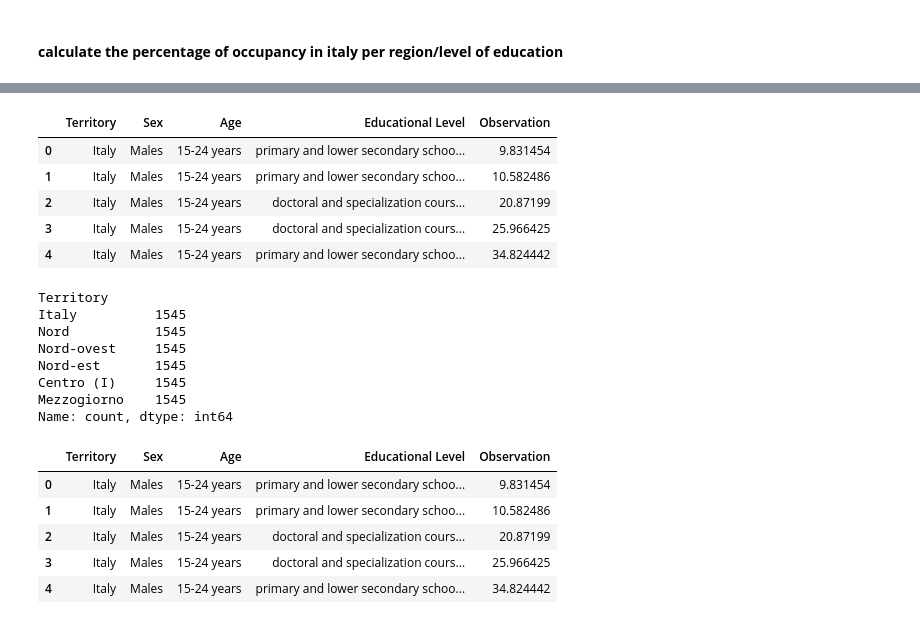
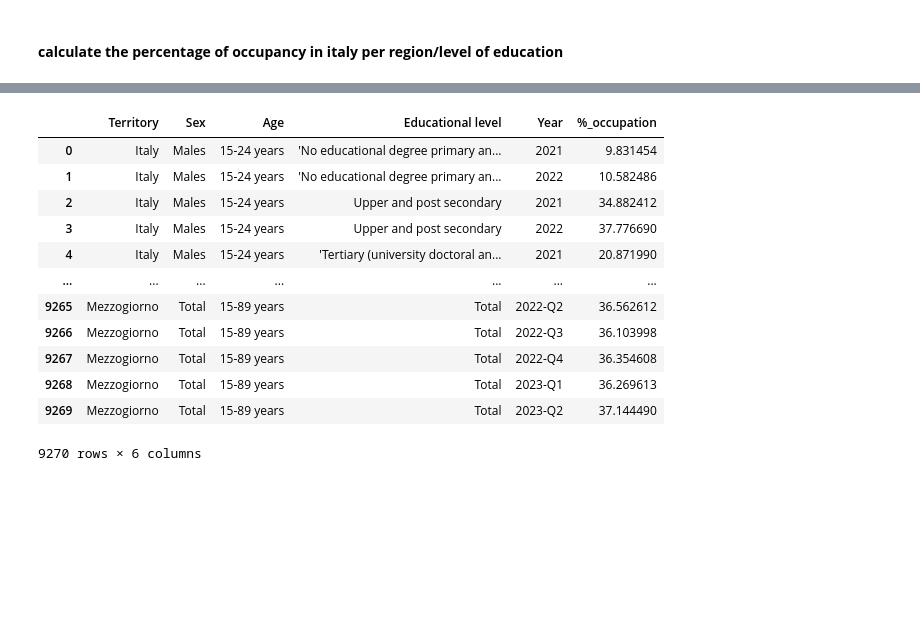
Before and after one commit to Cecilia8989/PfDA_Assignement, a Jupyter notebook: PfDA_Project_1.ipynb, the cells around one changed output, grey strips where cells are left out. Drawn from its saved outputs; the diff is of its cells as text; code cells hidden in the pictures; blank space fills up the shorter version.

```diff
--- a/PfDA_Project_1.ipynb
+++ b/PfDA_Project_1.ipynb
@@ -541,5 +543,5 @@ violence_against_women
 # %%
 # import the dataset - Occupancy data set
 
-Occypancy_rate = pd.read_csv('DataSet/Occupancy data.csv')
+occupancy_rate = pd.read_csv('DataSet/Occupancy data.csv')
 # %%
@@ -570,49 +571,34 @@ Occypancy_rate
 # %%
 # List of columns to be removed from the DataFrame
 columns_to_be_removed = ['FREQ', 'Frequency', 'REF_AREA', 'DATA_TYPE', 'Indicator',
-       'SEX', 'AGE', 'EDU_LEV_HIGHEST',
-       'Highest level of education attained',
-       'Time (TIME_PERIOD)', 'OBS_STATUS', 'Observation status']
+       'SEX', 'AGE', 'EDU_LEV_HIGHEST', 'OBS_STATUS', 'Observation status']
 
 # Remove the specified columns from the 'Instruction_level_italy' DataFrame
-Occypancy_rate = Occypancy_rate.drop(columns=columns_to_be_removed)
+occupancy_rate = occupancy_rate.drop(columns=columns_to_be_removed)
 
 # Renaming columns in a Pandas DataFrame
-Occypancy_rate.rename(
+occupancy_rate.rename(
     columns={"Time (TIME_PERIOD)": "Year",
             "Age (DESC)": 'Age',
-            "Unnamed: 12":"Educational Level",
-            'Sex (DESC)': 'Sex'
+            "Highest level of education attained":"Educational level",
+            'Sex (DESC)': 'Sex',
+            'Observation' : '%_occupation'
             },
     inplace=True
 )
+
+occupancy_rate
+# %% [output]
+|  | Territory | Sex | Age | Educational level | Year | %_occupation |
+| 0 | Italy | Males | 15-24 years | 'No educational degree primary an... | 2021 | 9.831454 |
+| 1 | Italy | Males | 15-24 years | 'No educational degree primary an... | 2022 | 10.582486 |
+| 2 | Italy | Males | 15-24 years | Upper and post secondary | 2021 | 34.882412 |
+| 3 | Italy | Males | 15-24 years | Upper and post secondary | 2022 | 37.776690 |
+| 4 | Italy | Males | 15-24 years | 'Tertiary (university doctoral an... | 2021 | 20.871990 |
+| ... | ... | ... | ... | ... | ... | ... |
+| 9265 | Mezzogiorno | Total | 15-89 years | Total | 2022-Q2 | 36.562612 |
+| 9266 | Mezzogiorno | Total | 15-89 years | Total | 2022-Q3 | 36.103998 |
+| 9267 | Mezzogiorno | Total | 15-89 years | Total | 2022-Q4 | 36.354608 |
+| 9268 | Mezzogiorno | Total | 15-89 years | Total | 2023-Q1 | 36.269613 |
+| 9269 | Mezzogiorno | Total | 15-89 years | Total | 2023-Q2 | 37.144490 |
+9270 rows × 6 columns
-# %%
-Occypancy_rate.head()
-# %% [output]
-|  | Territory | Sex | Age | Educational Level | Observation |
-| 0 | Italy | Males | 15-24 years | primary and lower secondary schoo... | 9.831454 |
-| 1 | Italy | Males | 15-24 years | primary and lower secondary schoo... | 10.582486 |
-| 2 | Italy | Males | 15-24 years | doctoral and specialization cours... | 20.87199 |
-| 3 | Italy | Males | 15-24 years | doctoral and specialization cours... | 25.966425 |
-| 4 | Italy | Males | 15-24 years | primary and lower secondary schoo... | 34.824442 |
-# %%
-print(Occypancy_rate['Territory'].value_counts())
-
-
-
-Occypancy_rate.head()
-# %% [output]
-Territory
-Italy          1545
-Nord           1545
-Nord-ovest     1545
-Nord-est       1545
-Centro (I)     1545
-Mezzogiorno    1545
-Name: count, dtype: int64
-|  | Territory | Sex | Age | Educational Level | Observation |
-| 0 | Italy | Males | 15-24 years | primary and lower secondary schoo... | 9.831454 |
-| 1 | Italy | Males | 15-24 years | primary and lower secondary schoo... | 10.582486 |
-| 2 | Italy | Males | 15-24 years | doctoral and specialization cours... | 20.87199 |
-| 3 | Italy | Males | 15-24 years | doctoral and specialization cours... | 25.966425 |
-| 4 | Italy | Males | 15-24 years | primary and lower secondary schoo... | 34.824442 |
```
Also changed, not shown: parts of 23 cells of this notebook, 1 other file.
